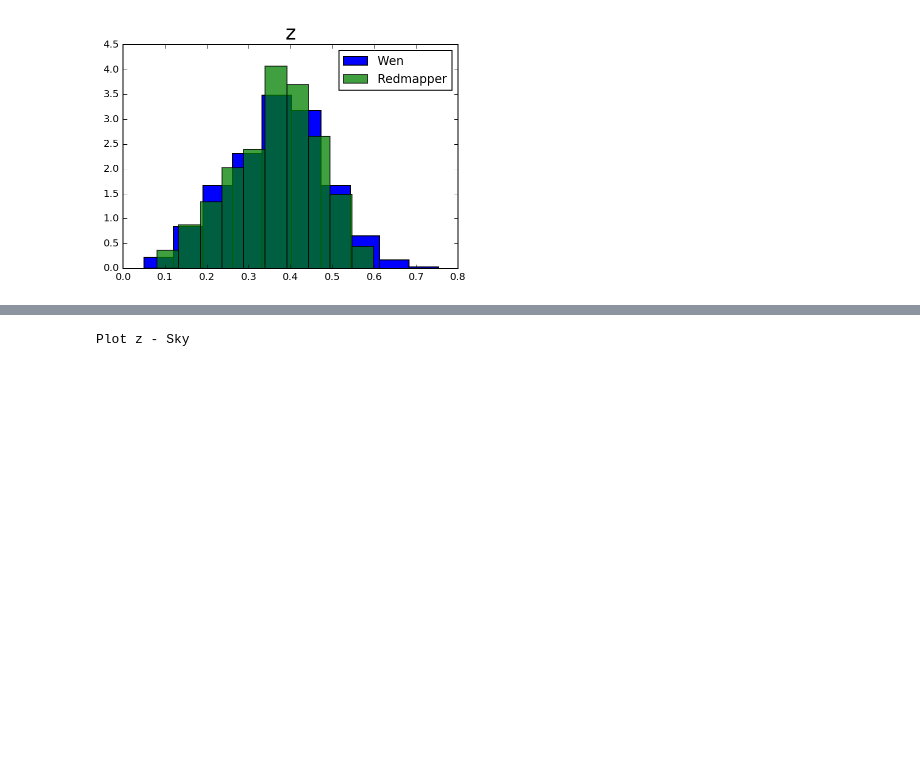
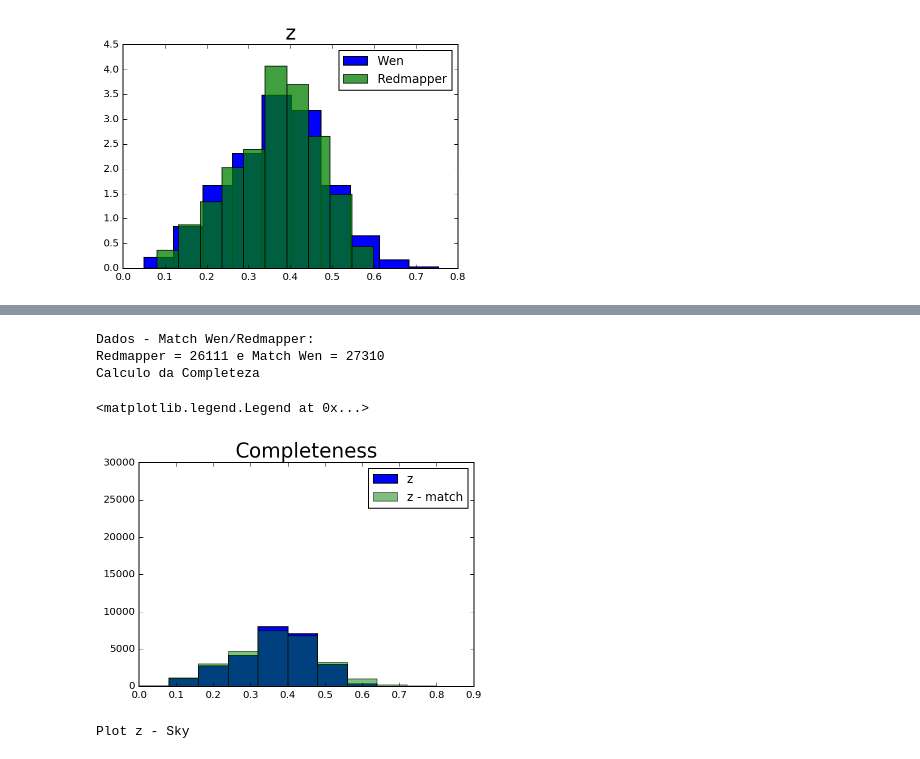
Before and after one commit to clusteron/comparison, a Jupyter notebook: table.ipynb, the cells around one changed output, grey strips where cells are left out. Saved outputs shown, nothing was run; the diff lists cells and outputs as text; code cells hidden in the pictures; blank space fills up the shorter version.

```diff
--- a/table.ipynb
+++ b/table.ipynb
@@ -232,3 +225,26 @@ plt.plot(hw[1][:-1], co_w)
+# %%
+print 'Dados - Match Wen/Redmapper:'
+
+Red_r = (r['Z_LAMBDA'])
+Red_w_m = (o_w['zph'])
+R_R = len(Red_r)
+R_W_M = len(Red_w_m)
+print 'Redmapper =', R_R, 'e Match Wen =', R_W_M
+
+print 'Calculo da Completeza'
+
+Hist_r = plt.hist(Red_r, label = 'z', range = [0, 0.8])
+Hist_w_m = plt.hist(Red_w_m, alpha = 0.5, label = 'z - match', range = [0, 0.8])
+plt.ylim(0,30000)
+plt.xlim(0, 0.9)
+plt.title('Completeness', fontsize='20')
+plt.legend()
+# %% [output]
+Dados - Match Wen/Redmapper:
+Redmapper = 26111 e Match Wen = 27310
+Calculo da Completeza
+<matplotlib.legend.Legend at 0x...>
+[figure, added]
 # %%
 print 'Plot z - Sky '
 fig = plt.figure(1)
```
Also changed, not shown: parts of 15 cells of this notebook.
